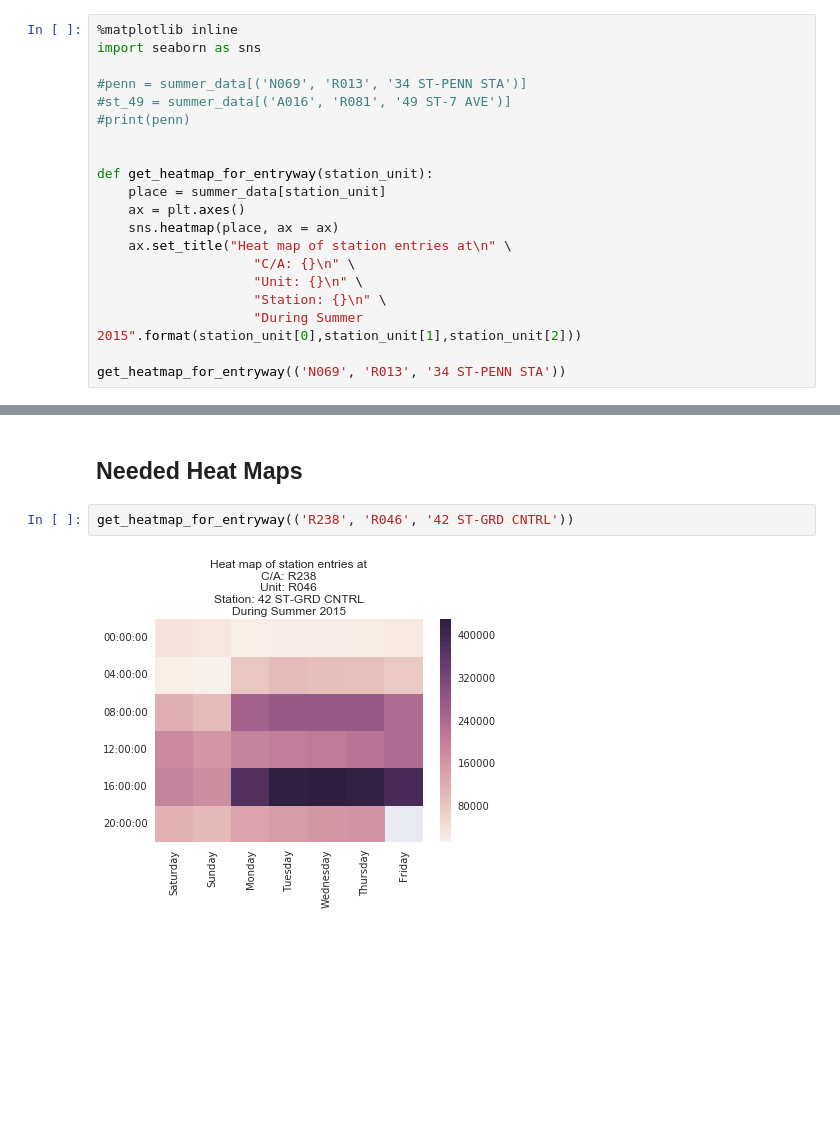
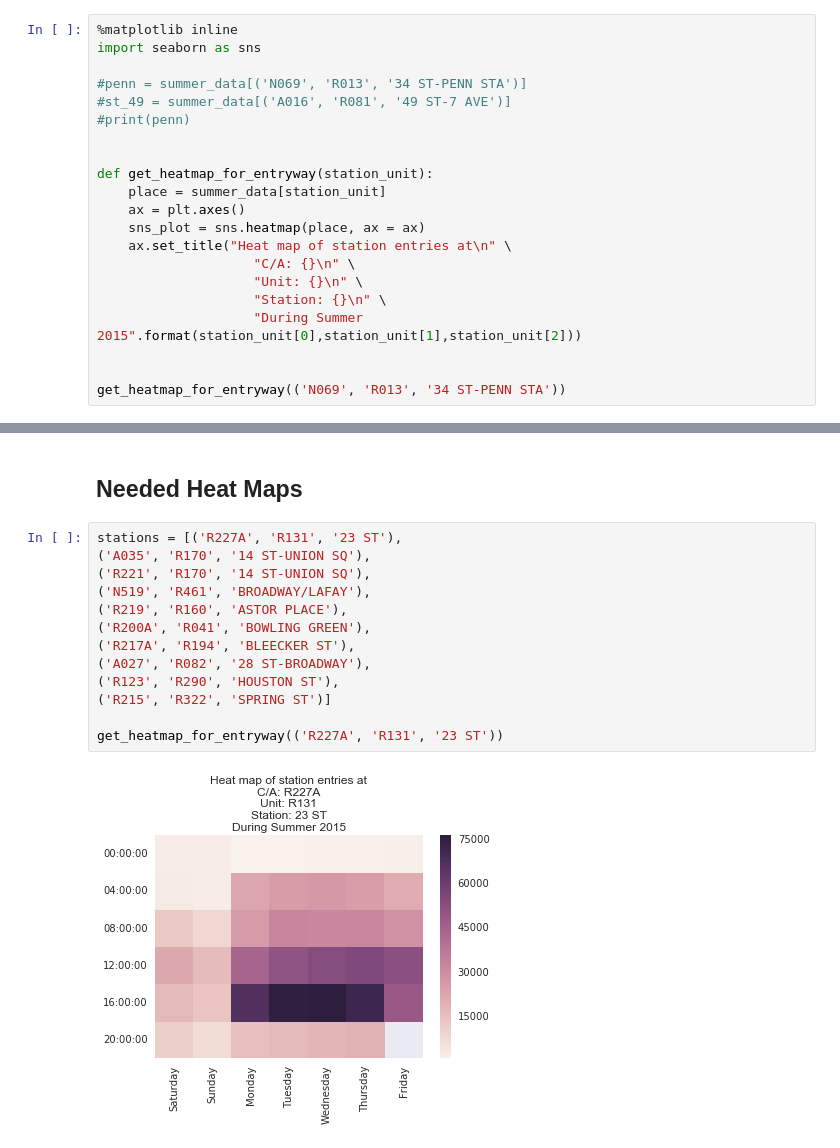
Before and after one commit to jstnstwrt/nyc-subway-station-reccomender, a Jupyter notebook: MTA2015_data/heat_map_testing.ipynb, the cells around one changed output, grey strips where cells are left out. Saved outputs shown, nothing was run; the diff lists cells and outputs as text; blank space fills up the shorter version.

Commit message:
added heatmaps to ipynb for 10 stations

```diff
--- a/MTA2015_data/heat_map_testing.ipynb
+++ b/MTA2015_data/heat_map_testing.ipynb
@@ -126,13 +126,14 @@ import seaborn as sns
 def get_heatmap_for_entryway(station_unit):
     place = summer_data[station_unit]
     ax = plt.axes()
-    sns.heatmap(place, ax = ax)
+    sns_plot = sns.heatmap(place, ax = ax)
     ax.set_title("Heat map of station entries at\n" \
                     "C/A: {}\n" \
                     "Unit: {}\n" \
                     "Station: {}\n" \
                     "During Summer 2015".format(station_unit[0],station_unit[1],station_unit[2]))
 
+
 get_heatmap_for_entryway(('N069', 'R013', '34 ST-PENN STA'))
 # %% [output]
 [figure]
@@ -209,7 +210,18 @@ def merge_data(old_path, new_data):
 merge_data('../wealth_startups_mta_entrances.csv', new_df)
 # %% [markdown]
 ## Needed Heat Maps
-# %%
-get_heatmap_for_entryway(('R238', 'R046', '42 ST-GRD CNTRL'))
-# %% [output]
-[figure, removed]
+# %%
+stations = [('R227A', 'R131', '23 ST'),
+('A035', 'R170', '14 ST-UNION SQ'),
+('R221', 'R170', '14 ST-UNION SQ'),
+('N519', 'R461', 'BROADWAY/LAFAY'),
+('R219', 'R160', 'ASTOR PLACE'),
+('R200A', 'R041', 'BOWLING GREEN'),
+('R217A', 'R194', 'BLEECKER ST'),
+('A027', 'R082', '28 ST-BROADWAY'),
+('R123', 'R290', 'HOUSTON ST'),
+('R215', 'R322', 'SPRING ST')]
+
+get_heatmap_for_entryway(('R227A', 'R131', '23 ST'))
+# %% [output]
+[figure, added]
```
Also changed, not shown: parts of 9 cells of this notebook.
